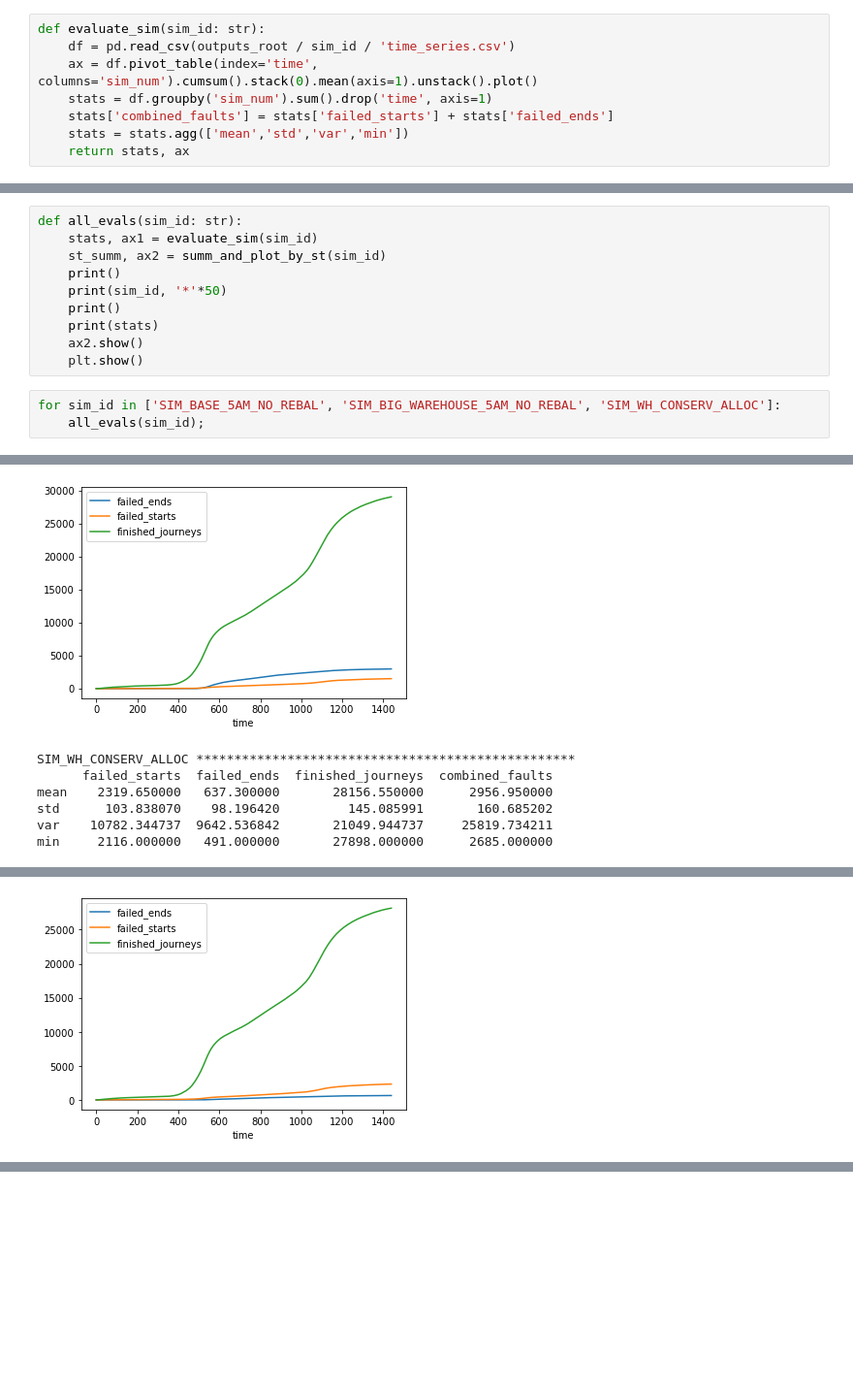
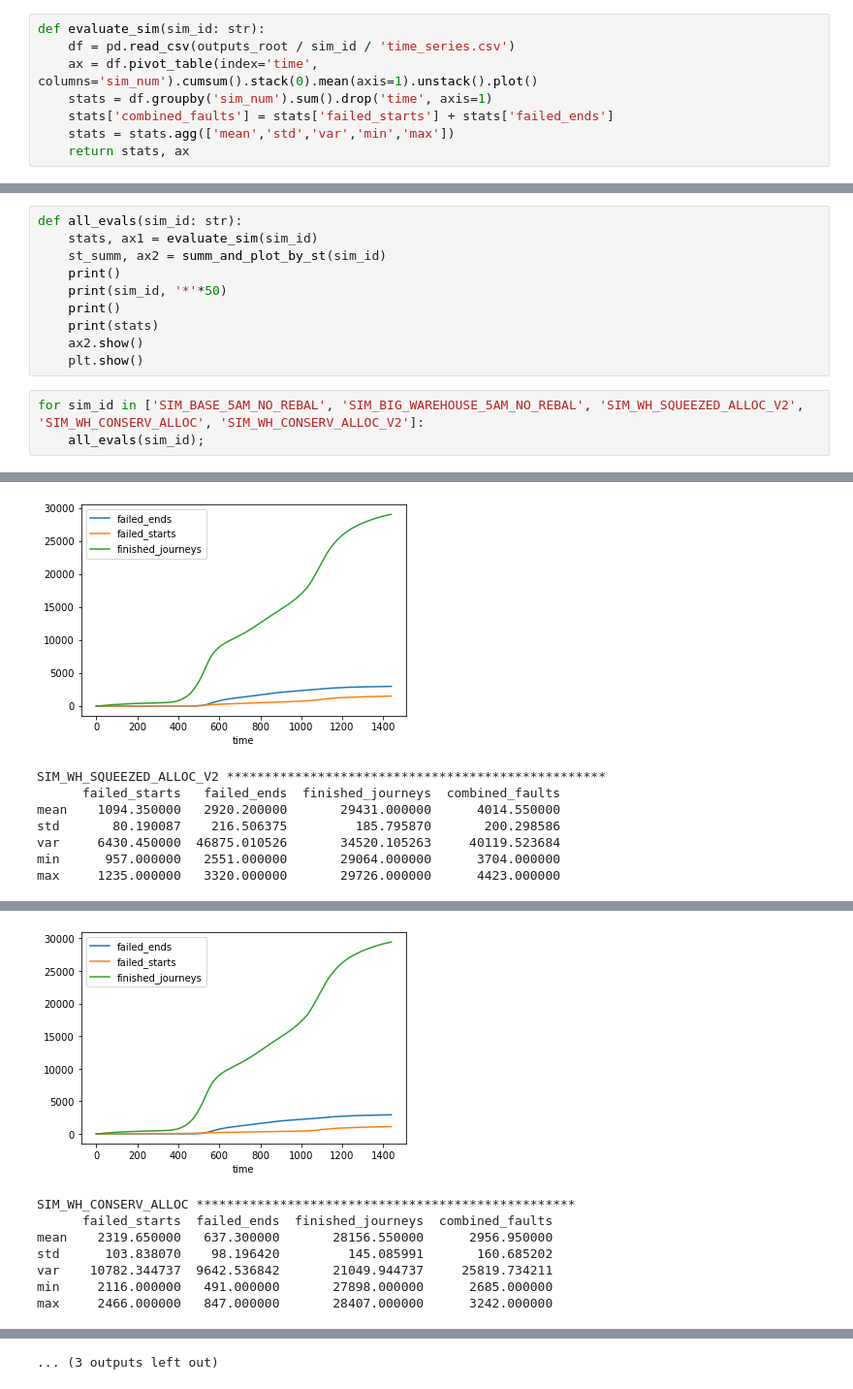
Before and after one commit to Peppers16/tfl_bike_project, a Jupyter notebook: notebooks/Evaluating Results - MSP-22.ipynb, the cells around one changed output, grey strips where cells are left out. Shown at 97% size. Cells and saved outputs as stored; diff of their text form; blank space fills up the shorter version.

```diff
--- a/notebooks/Evaluating Results - MSP-22.ipynb
+++ b/notebooks/Evaluating Results - MSP-22.ipynb
@@ -19,7 +19,7 @@ def evaluate_sim(sim_id: str):
     ax = df.pivot_table(index='time', columns='sim_num').cumsum().stack(0).mean(axis=1).unstack().plot()
     stats = df.groupby('sim_num').sum().drop('time', axis=1)
     stats['combined_faults'] = stats['failed_starts'] + stats['failed_ends']
-    stats = stats.agg(['mean','std','var','min'])
+    stats = stats.agg(['mean','std','var','min','max'])
     return stats, ax
 # %%
 evaluate_sim('SIM_BASE_5AM_NO_REBAL')
@@ -132,7 +132,7 @@ def all_evals(sim_id: str):
     ax2.show()
     plt.show()
 # %%
-for sim_id in ['SIM_BASE_5AM_NO_REBAL', 'SIM_BIG_WAREHOUSE_5AM_NO_REBAL', 'SIM_WH_CONSERV_ALLOC']:
+for sim_id in ['SIM_BASE_5AM_NO_REBAL', 'SIM_BIG_WAREHOUSE_5AM_NO_REBAL', 'SIM_WH_SQUEEZED_ALLOC_V2', 'SIM_WH_CONSERV_ALLOC', 'SIM_WH_CONSERV_ALLOC_V2']:
     all_evals(sim_id);
 # %% [output]
 SIM_BASE_5AM_NO_REBAL **************************************************
@@ -152,10 +154,18 @@ min     1386.000000   2392.000000       28812.000000      3876.000000
 [interactive output not drawn]
 [figure]
-SIM_WH_CONSERV_ALLOC **************************************************
-      failed_starts  failed_ends  finished_journeys  combined_faults
-mean    2319.650000   637.300000       28156.550000      2956.950000
-std      103.838070    98.196420         145.085991       160.685202
-var    10782.344737  9642.536842       21049.944737     25819.734211
-min     2116.000000   491.000000       27898.000000      2685.000000
+SIM_WH_SQUEEZED_ALLOC_V2 **************************************************
+      failed_starts   failed_ends  finished_journeys  combined_faults
+mean    1094.350000   2920.200000       29431.000000      4014.550000
+std       80.190087    216.506375         185.795870       200.298586
+var     6430.450000  46875.010526       34520.105263     40119.523684
+min      957.000000   2551.000000       29064.000000      3704.000000
+max     1235.000000   3320.000000       29726.000000      4423.000000
 [interactive output not drawn]
-[figure, old version]
+[figure, new version]
+SIM_WH_CONSERV_ALLOC **************************************************
+      failed_starts  failed_ends  finished_journeys  combined_faults
+mean    2319.650000   637.300000       28156.550000      2956.950000
+std      103.838070    98.196420         145.085991       160.685202
+var    10782.344737  9642.536842       21049.944737     25819.734211
+min     2116.000000   491.000000       27898.000000      2685.000000
+max     2466.000000   847.000000       28407.000000      3242.000000
@@ -161,0 +174 @@ min     2116.000000   491.000000       27898.000000      2685.000000
+... (3 outputs left out)
```
Also changed, not shown: parts of 1 cell of this notebook, 8 other files.
